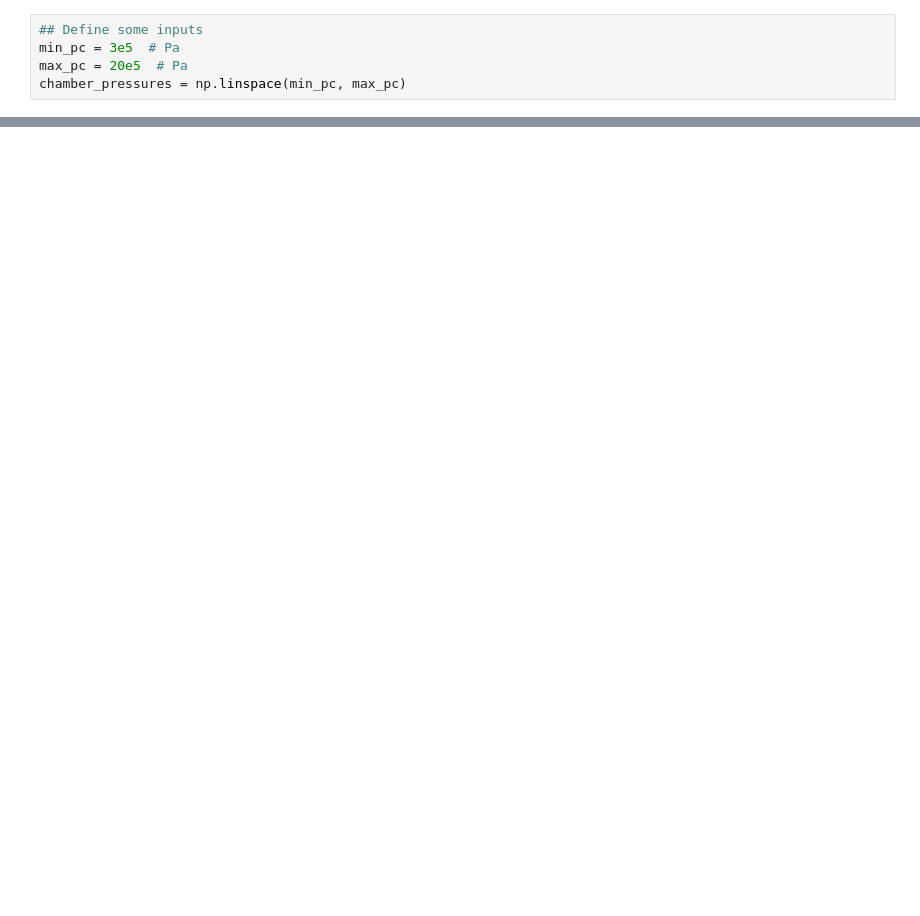
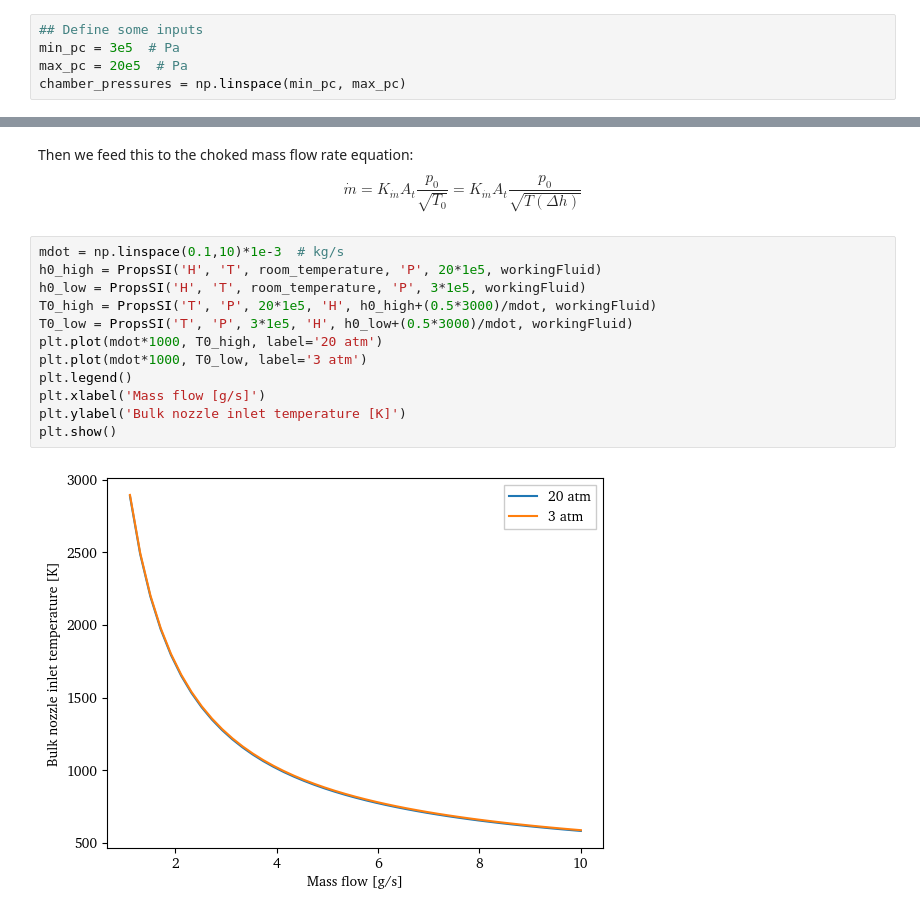
Before and after one commit to eeduplay/MScThesis, a Jupyter notebook: code/generalData.ipynb, the cells around one changed output, grey strips where cells are left out. Drawn from its saved outputs; the diff is of its cells as text; blank space fills up the shorter version.

```diff
--- a/code/generalData.ipynb
+++ b/code/generalData.ipynb
@@ -97,0 +131,19 @@ plt.show()
+# %% [markdown]
+Then we feed this to the choked mass flow rate equation:
+$$
+    \dot{m} = K_{\dot{m}}A_t\frac{p_0}{\sqrt{T_0}} = K_{\dot{m}}A_t\frac{p_0}{\sqrt{T(\Delta h)}}
+$$
+# %%
+mdot = np.linspace(0.1,10)*1e-3  # kg/s
+h0_high = PropsSI('H', 'T', room_temperature, 'P', 20*1e5, workingFluid)
+h0_low = PropsSI('H', 'T', room_temperature, 'P', 3*1e5, workingFluid)
+T0_high = PropsSI('T', 'P', 20*1e5, 'H', h0_high+(0.5*3000)/mdot, workingFluid)
+T0_low = PropsSI('T', 'P', 3*1e5, 'H', h0_low+(0.5*3000)/mdot, workingFluid)
+plt.plot(mdot*1000, T0_high, label='20 atm')
+plt.plot(mdot*1000, T0_low, label='3 atm')
+plt.legend()
+plt.xlabel('Mass flow [g/s]')
+plt.ylabel('Bulk nozzle inlet temperature [K]')
+plt.show()
+# %% [output]
+[figure, added]
```
Also changed, not shown: parts of 8 cells of this notebook, 1 other file.
